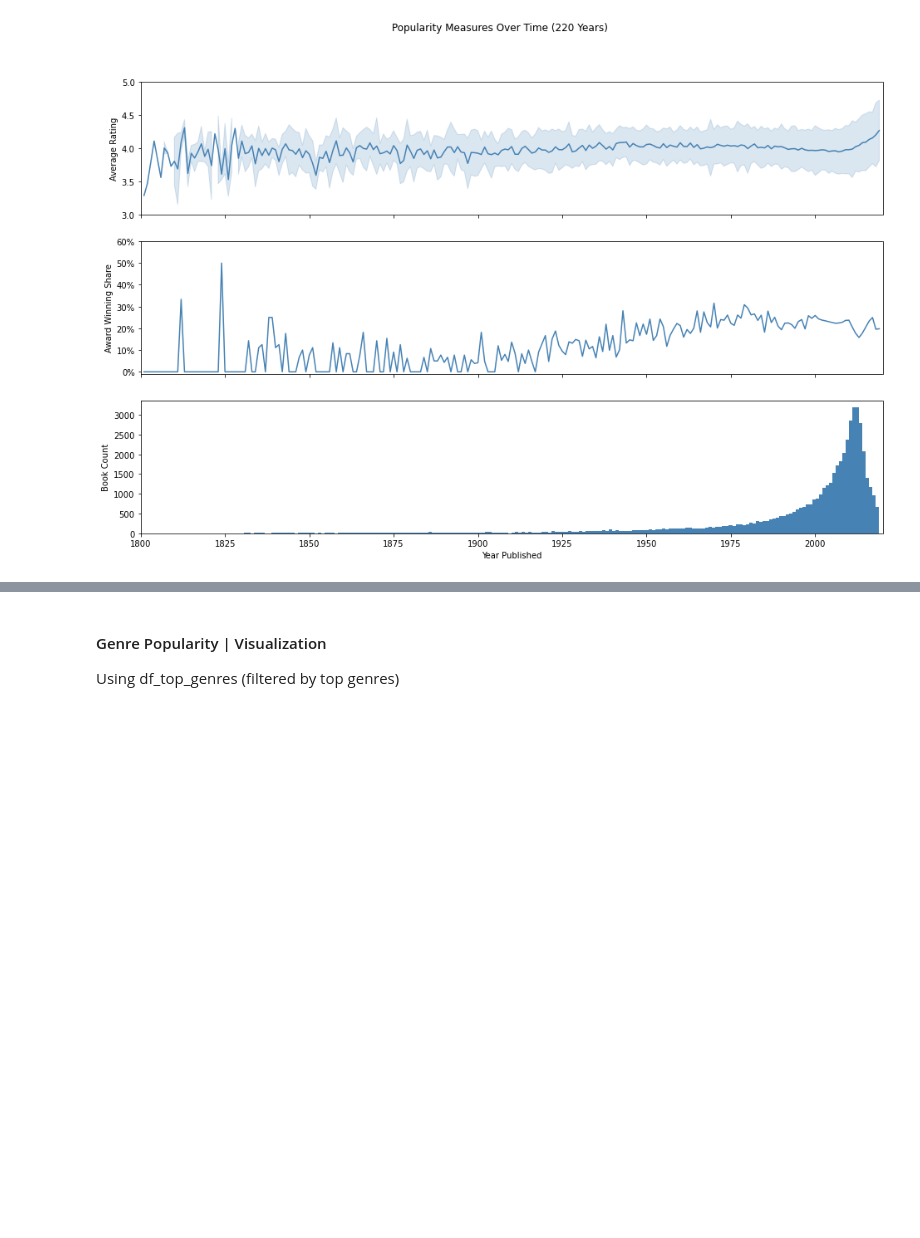
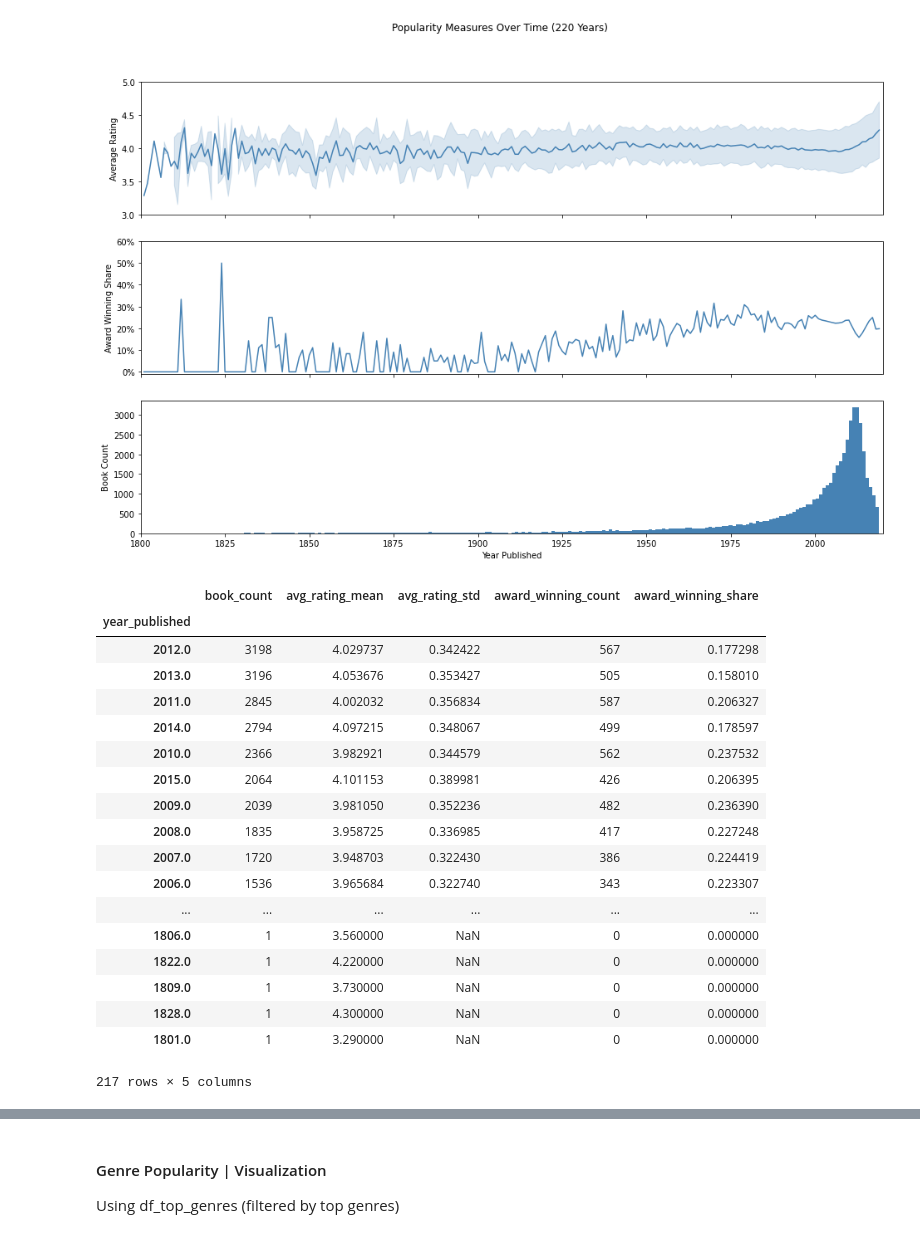
Before and after one commit to MareikeHeller/goodreads-best-books, a Jupyter notebook: best-books-prediction.ipynb, the cells around one changed output, grey strips where cells are left out. Cells and saved outputs as stored; diff of their text form; code cells hidden in the pictures; blank space fills up the shorter version.

```diff
--- a/best-books-prediction.ipynb
+++ b/best-books-prediction.ipynb
@@ -233,3 +254,25 @@ ax[2].set_xlim(1800, 2020)
 plt.show()
 # %% [output]
 [figure]
+# %%
+df_grouped.sort_values('book_count', ascending = False)
+# %% [output]
+|  | book_count | avg_rating_mean | avg_rating_std | award_winning_count | award_winning_share |
+| year_published |  |  |  |  |  |
+| 2012.0 | 3198 | 4.029737 | 0.342422 | 567 | 0.177298 |
+| 2013.0 | 3196 | 4.053676 | 0.353427 | 505 | 0.158010 |
+| 2011.0 | 2845 | 4.002032 | 0.356834 | 587 | 0.206327 |
+| 2014.0 | 2794 | 4.097215 | 0.348067 | 499 | 0.178597 |
+| 2010.0 | 2366 | 3.982921 | 0.344579 | 562 | 0.237532 |
+| 2015.0 | 2064 | 4.101153 | 0.389981 | 426 | 0.206395 |
+| 2009.0 | 2039 | 3.981050 | 0.352236 | 482 | 0.236390 |
+| 2008.0 | 1835 | 3.958725 | 0.336985 | 417 | 0.227248 |
+| 2007.0 | 1720 | 3.948703 | 0.322430 | 386 | 0.224419 |
+| 2006.0 | 1536 | 3.965684 | 0.322740 | 343 | 0.223307 |
+| ... | ... | ... | ... | ... | ... |
+| 1806.0 | 1 | 3.560000 | NaN | 0 | 0.000000 |
+| 1822.0 | 1 | 4.220000 | NaN | 0 | 0.000000 |
+| 1809.0 | 1 | 3.730000 | NaN | 0 | 0.000000 |
+| 1828.0 | 1 | 4.300000 | NaN | 0 | 0.000000 |
+| 1801.0 | 1 | 3.290000 | NaN | 0 | 0.000000 |
+217 rows × 5 columns
```
Also changed, not shown: parts of 36 cells of this notebook.
